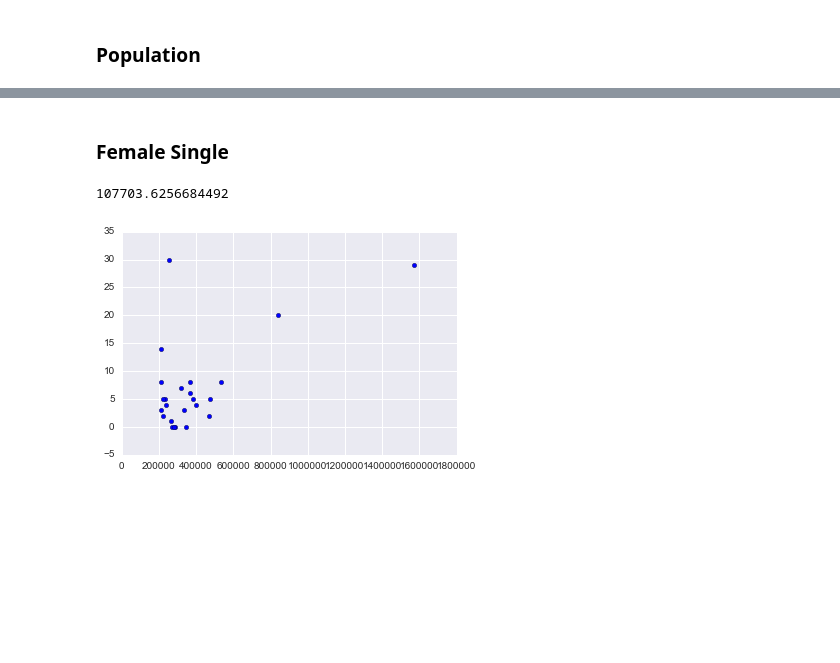
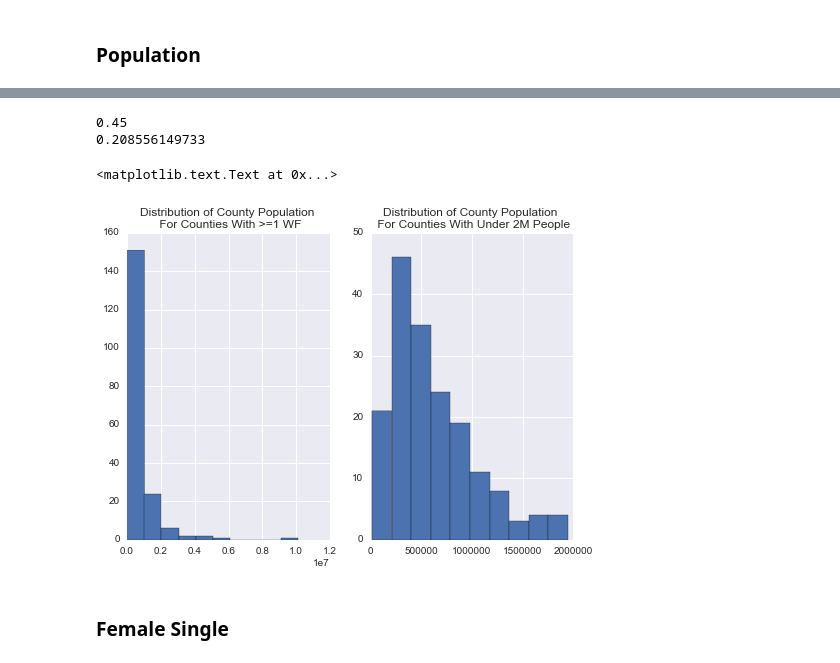
Before and after one commit to kwartler/WholeFoods, a Jupyter notebook: Analysis.ipynb, the cells around one changed output, grey strips where cells are left out. Saved outputs shown, nothing was run; the diff lists cells and outputs as text; code cells hidden in the pictures; blank space fills up the shorter version.

```diff
--- a/Analysis.ipynb
+++ b/Analysis.ipynb
@@ -412,12 +449,20 @@ csvdf[pop_mask & neg_mask]
+# %%
+# Whole foods in counties with population > 1M make up 45% of all whole foods
+print csvdf[pop_mask].wholefoods.sum()/csvdf.wholefoods.sum()
+
+# but counties with pop > 1M containing WF only make up 20% of counties containing WF
+print csvdf[pop_mask & wf_mask].shape[0]/float(csvdf[wf_mask].shape[0])
+# %% [output]
+0.45
+0.208556149733
+# %%
+fig, (ax1, ax2) = plt.subplots(1,2)
+csvdf[wf_mask].population.hist(ax = ax1)
+csvdf[wf_mask & (csvdf.population <2000000)].population.hist(ax = ax2)
+ax1.set_title('Distribution of County Population \n For Counties With >=1 WF')
+ax2.set_title('Distribution of County Population \n For Counties With Under 2M People')
+# %% [output]
+<matplotlib.text.Text at 0x...>
+[figure, added]
 # %% [markdown]
 ### Female Single
-# %%
-fsing_mask = (csvdf.Female_Single>200000)
-
-plt.scatter(csvdf[fsing_mask].Female_Single, csvdf[fsing_mask].wholefoods)
-
-csvdf[fsing_mask & neg_mask]
-csvdf[wf_mask].Female_Single.mean()
-# %% [output]
-107703.6256684492
-[figure, removed]
```
Also changed, not shown: parts of 27 cells of this notebook, 1 other file.
